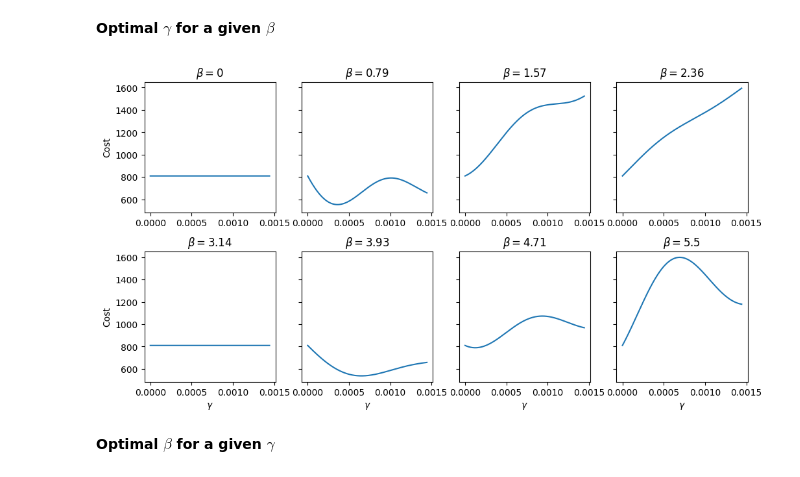
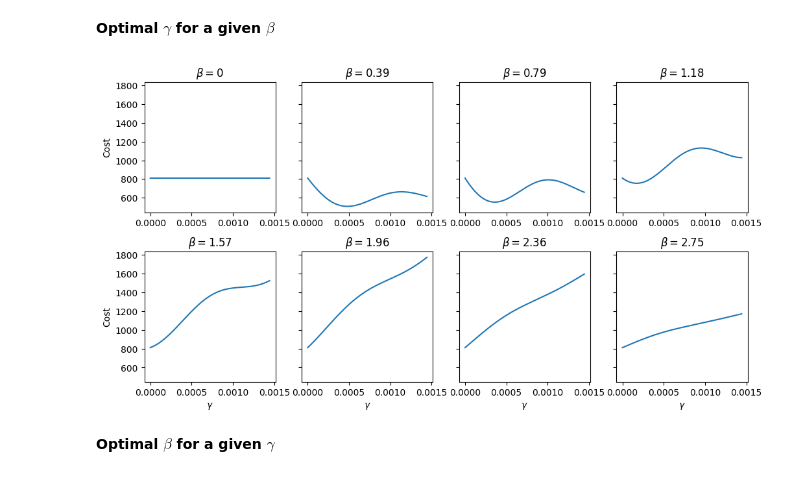
Before and after one commit to fpllcr/master-thesis, a Jupyter notebook: qaoa_factorization/notebooks/analysis.ipynb, the cells around one changed output. Cells and saved outputs as stored; diff of their text form; code cells hidden in the pictures.

```diff
--- a/qaoa_factorization/notebooks/analysis.ipynb
+++ b/qaoa_factorization/notebooks/analysis.ipynb
@@ -143,30 +143,30 @@ print(max_gamma)
 **Optimal $\gamma$ for a given $\beta$**
 # %%
 gammas = np.linspace(0, max_gamma, 10000)
-betas = [0, np.pi/4, np.pi/2, 3*np.pi/4, np.pi, 5*np.pi/4, 3*np.pi/2, 7*np.pi/4]
+betas = [0, np.pi/8, 2*np.pi/8, 3*np.pi/8, 4*np.pi/8, 5*np.pi/8, 6*np.pi/8, 7*np.pi/8]
 
 fig, axs = plt.subplots(2, 4, figsize=(12,6), sharey=True, sharex=False)
 axs = axs.flatten()
 fig.subplots_adjust(hspace=0.3)
 
 for i, beta in enumerate(betas):
     cost = []
 
     for gamma in gammas:
         res = solver._compute_cost([gamma, beta])
         cost.append(res)
 
     df = pd.DataFrame({'gamma': gammas, 'cost': cost})
 
 
     axs[i].plot('gamma', 'cost', data=df)
     axs[i].set_title(f'$\\beta = {round(beta, 2)}$')
     if i in [0,4]:
         axs[i].set_ylabel('Cost')
     if i > 3:
         axs[i].set_xlabel('$\\gamma$')
 # %% [output]
-[figure, old version]
+[figure, new version]
 # %% [markdown]
 **Optimal $\beta$ for a given $\gamma$**
 # %%
```
